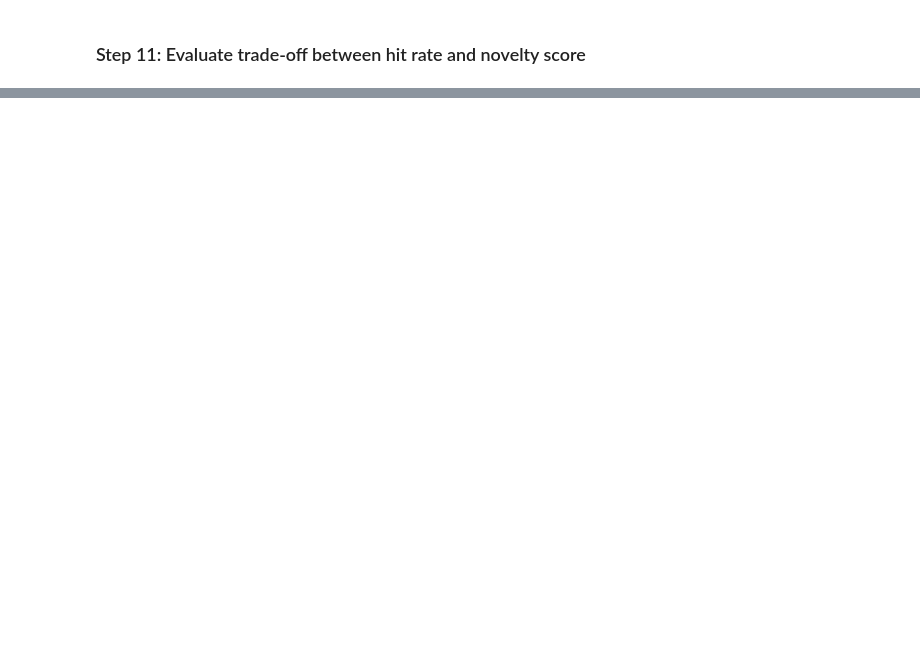
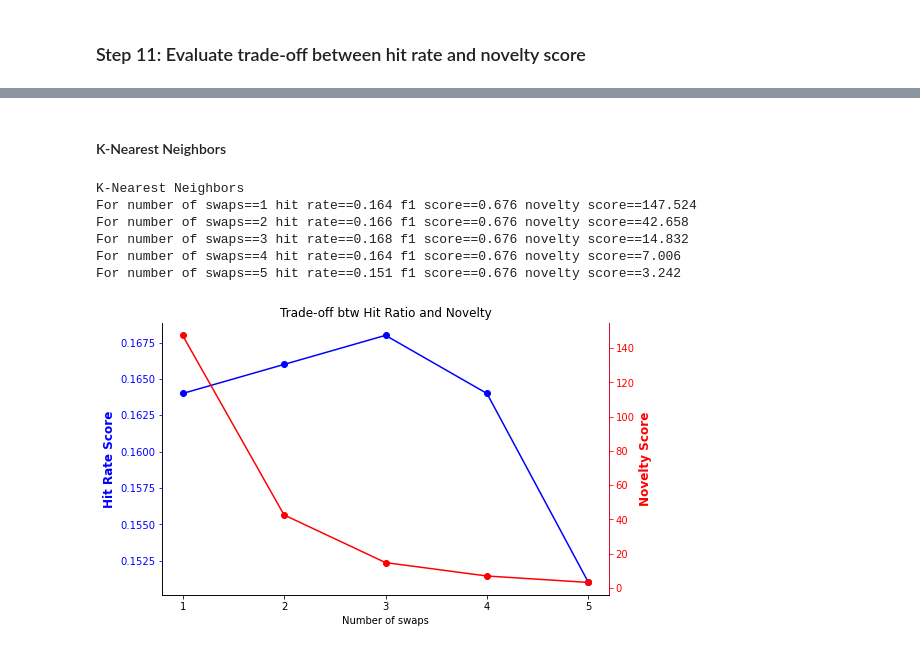
Before and after one commit to bdougall/W207_movies, a Jupyter notebook: content_based.ipynb, the cells around one changed output, grey strips where cells are left out. Saved outputs shown, nothing was run; the diff lists cells and outputs as text; code cells hidden in the pictures; blank space fills up the shorter version.

```diff
--- a/content_based.ipynb
+++ b/content_based.ipynb
@@ -753,7 +776,7 @@ def run_ensemble(user_id, num_rep, train_ratings_data=dev_train, test_ratings_da
     for _ in np.arange(num_reshuffles):
         # compute the most popular movie among the top-10 and least popular among the others
         most_popular = ranking[(popularity == popularity[ranking > 89].max()) & (ranking > 89)][0]
-        least_popular = ranking[(popularity == popularity[ranking < 90].min()) & (ranking < 90)][0]
+        least_popular = ranking[(popularity == popularity[(ranking > 70) & (ranking < 90)].min()) & (ranking > 70) & (ranking < 90)][0]
         # reshuffle the ranks of the most popular among the top-10 with the least popular among the others
         ranking[ranking == most_popular] = 1000
         ranking[ranking == least_popular] = -1000
@@ -1200,0 +1233,51 @@ For this section, we will use only the best classifiers (xxx, yyy, zzz) trained
+# %% [markdown]
+#### K-Nearest Neighbors
+# %%
+# define range for number of swaps
+swap_range = [1, 2, 3, 4, 5]
+# for different number of swaps
+hit_rate_list = []
+f1_score_list = []
+novelty_list = []
+print('K-Nearest Neighbors')
+for x in swap_range:
+    # initialize classifier with best param
+    knn = KNeighborsClassifier(n_neighbors=best_knn_param)
+    # compute the hit rate, f1 score and novelty score given param x
+    hit_rate, f1_score, novelty_score = get_hit_rate(user_list, clf=knn, num_rep=movie_features_csr, num_reshuffles=x)
+    # append hit rate to the hit_rate_list
+    hit_rate_list.append(hit_rate)
+    # append f1 score to the f1_score_list
+    f1_score_list.append(f1_score)
+    # append novelty score to the novelty_list
+    novelty_list.append(novelty_score)
+    # print results
+    print('For number of swaps=={} hit rate=={:.3f} f1 score=={:.3f} novelty score=={:.3f}'.format(x, hit_rate, f1_score, novelty_score))
+# %% [output]
+K-Nearest Neighbors
+For number of swaps==1 hit rate==0.164 f1 score==0.676 novelty score==147.524
+For number of swaps==2 hit rate==0.166 f1 score==0.676 novelty score==42.658
+For number of swaps==3 hit rate==0.168 f1 score==0.676 novelty score==14.832
+For number of swaps==4 hit rate==0.164 f1 score==0.676 novelty score==7.006
+For number of swaps==5 hit rate==0.151 f1 score==0.676 novelty score==3.242
+# %%
+fig, ax1 = plt.subplots(figsize=(8, 5))
+ax2 = ax1.twinx()
+ax1.plot(swap_range, hit_rate_list, color='blue', marker='o', label='hit rate')
+ax2.plot(swap_range, novelty_list, color='red', marker='o', label='novelty')
+ax1.set_title('Trade-off btw Hit Ratio and Novelty')
+ax1.spines['top'].set_visible(False)
+ax2.spines['top'].set_visible(False)
+ax1.set_xlabel('Number of swaps')
+ax1.set_ylabel('Hit Rate Score', fontsize='large', fontweight='bold')
+ax1.spines['right'].set_color('blue')
+ax1.yaxis.label.set_color('blue')
+ax1.tick_params(axis='y', colors='blue')
+ax1.set_xticks(swap_range)
+ax2.set_ylabel('Novelty Score', fontsize='large', fontweight='bold')
+ax2.spines['right'].set_color('red')
+ax2.yaxis.label.set_color('red')
+ax2.tick_params(axis='y', colors='red')
+plt.show()
+# %% [output]
+[figure, added]
```
Also changed, not shown: parts of 28 cells of this notebook, 3 other files.
